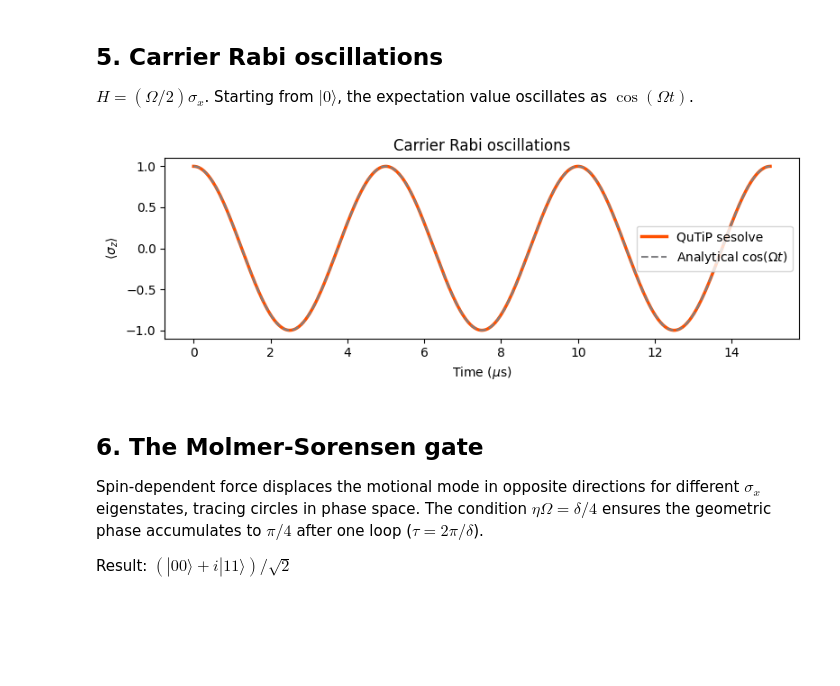
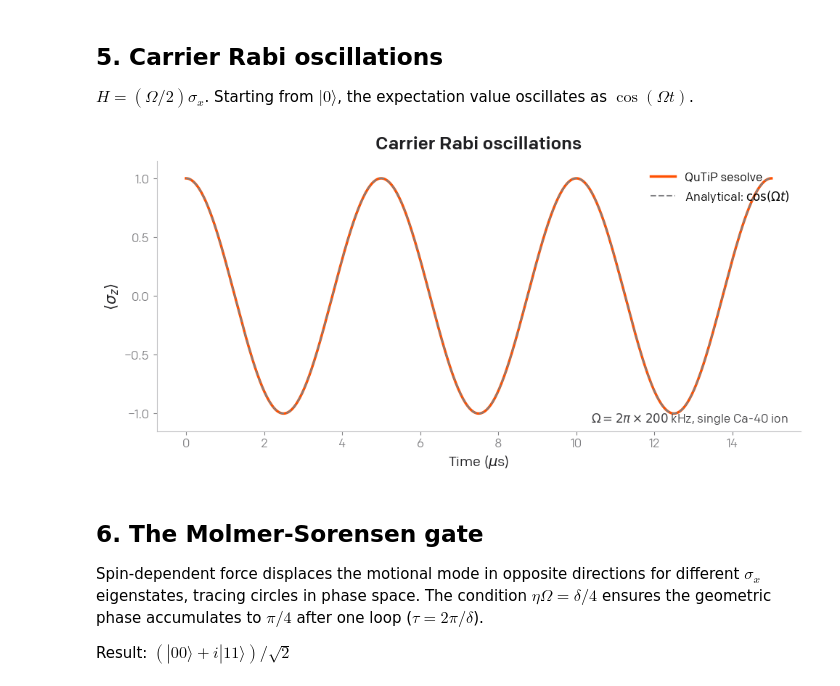
Before and after one commit to splch/tiqs, a Jupyter notebook: docs/presentation/demo.ipynb, the cells around one changed output. Saved outputs shown, nothing was run; the diff lists cells and outputs as text; code cells hidden in the pictures; blank space fills up the shorter version.

```diff
--- a/docs/presentation/demo.ipynb
+++ b/docs/presentation/demo.ipynb
@@ -81,35 +81,69 @@ Stretch mode: opposite signs - makes the entangling gate work
 $H = (\Omega/2) \sigma_x$. Starting from $|0\rangle$, the expectation value oscillates as $\cos(\Omega t)$.
 # %%
 import qutip
+import matplotlib as mpl
 import matplotlib.pyplot as plt
 from tiqs import HilbertSpace, OperatorFactory, StateFactory
 from tiqs.interaction.hamiltonian import carrier_hamiltonian
 
-IONQ_ORANGE, IONQ_GREY, IONQ_DARK = "#FF5000", "#808083", "#11191F"
+IONQ_ORANGE = "#FF5000"
+IONQ_MEDIUM_ORANGE = "#FF8200"
+IONQ_LIGHT_ORANGE = "#FFB600"
+IONQ_DARK = "#11191F"
+IONQ_BLACK = "#202023"
+IONQ_DARK_GREY = "#404043"
+IONQ_GREY = "#808083"
+IONQ_LIGHT_GREY = "#C0C0C3"
+IONQ_LIGHTER_GREY = "#E0E0E3"
+IONQ_WHITE = "#FFFFFF"
+PALETTE = [IONQ_ORANGE, IONQ_DARK, IONQ_MEDIUM_ORANGE, IONQ_GREY, IONQ_LIGHT_ORANGE]
+
+mpl.rcParams.update({
+    "font.family": "sans-serif",
+    "font.sans-serif": ["Colfax", "Helvetica Neue", "Helvetica", "DejaVu Sans"],
+    "font.size": 13, "axes.titlesize": 18, "axes.titleweight": "medium",
+    "axes.labelsize": 14, "axes.labelweight": "regular",
+    "axes.labelcolor": IONQ_BLACK,
+    "axes.edgecolor": IONQ_LIGHT_GREY, "axes.facecolor": IONQ_WHITE,
+    "axes.grid": False, "axes.spines.top": False, "axes.spines.right": False,
+    "axes.prop_cycle": mpl.cycler(color=PALETTE),
+    "xtick.color": IONQ_GREY, "ytick.color": IONQ_GREY,
+    "xtick.labelsize": 12, "ytick.labelsize": 12,
+    "figure.facecolor": IONQ_WHITE,
+    "legend.frameon": False, "legend.fontsize": 12,
+    "lines.linewidth": 2.0, "lines.antialiased": True,
+    "patch.edgecolor": IONQ_LIGHT_GREY,
+    "grid.color": IONQ_LIGHTER_GREY, "grid.linewidth": 0.5,
+})
 
 hs = HilbertSpace(n_ions=2, n_modes=1, n_fock=15)
 ops = OperatorFactory(hs)
 sf = StateFactory(hs)
 
-Omega = TWO_PI * 200e3  # 200 kHz Rabi frequency
+Omega = TWO_PI * 200e3
 H = carrier_hamiltonian(ops, ion=0, rabi_frequency=Omega)
 psi0 = sf.ground_state()
-
 tlist = np.linspace(0, 3 * TWO_PI / Omega, 500)
 result = qutip.sesolve(H, psi0, tlist, e_ops=[ops.sigma_z(0)])
 
-fig, ax = plt.subplots(figsize=(8, 3))
+fig, ax = plt.subplots(figsize=(10, 5))
 ax.plot(tlist * 1e6, result.expect[0], color=IONQ_ORANGE, linewidth=2.5,
-        label="QuTiP sesolve")
+        label="QuTiP sesolve", zorder=2)
 ax.plot(tlist * 1e6, np.cos(Omega * tlist), "--", color=IONQ_GREY, linewidth=1.5,
-        label=r"Analytical $\cos(\Omega t)$")
-ax.set(xlabel=r"Time ($\mu$s)", ylabel=r"$\langle\sigma_z\rangle$",
-       title="Carrier Rabi oscillations")
-ax.legend()
+        label=r"Analytical: $\cos(\Omega t)$", zorder=3)
+ax.set_xlabel(r"Time ($\mu$s)", fontsize=14)
+ax.set_ylabel(r"$\langle \sigma_z \rangle$", fontsize=15)
+ax.set_title("Carrier Rabi oscillations", fontsize=18, fontweight="medium",
+             color=IONQ_BLACK, pad=12)
+ax.set_ylim(-1.15, 1.15)
+ax.legend(loc="upper right", fontsize=12)
+ax.text(0.98, 0.02, r"$\Omega = 2\pi \times 200$ kHz, single Ca-40 ion",
+        transform=ax.transAxes, fontsize=12, color=IONQ_DARK_GREY,
+        ha="right", va="bottom")
 plt.tight_layout()
 plt.show()
 # %% [output]
-[figure, old version]
+[figure, new version]
 # %% [markdown]
 ## 6. The Molmer-Sorensen gate
 
```
Also changed, not shown: parts of 2 cells of this notebook.
